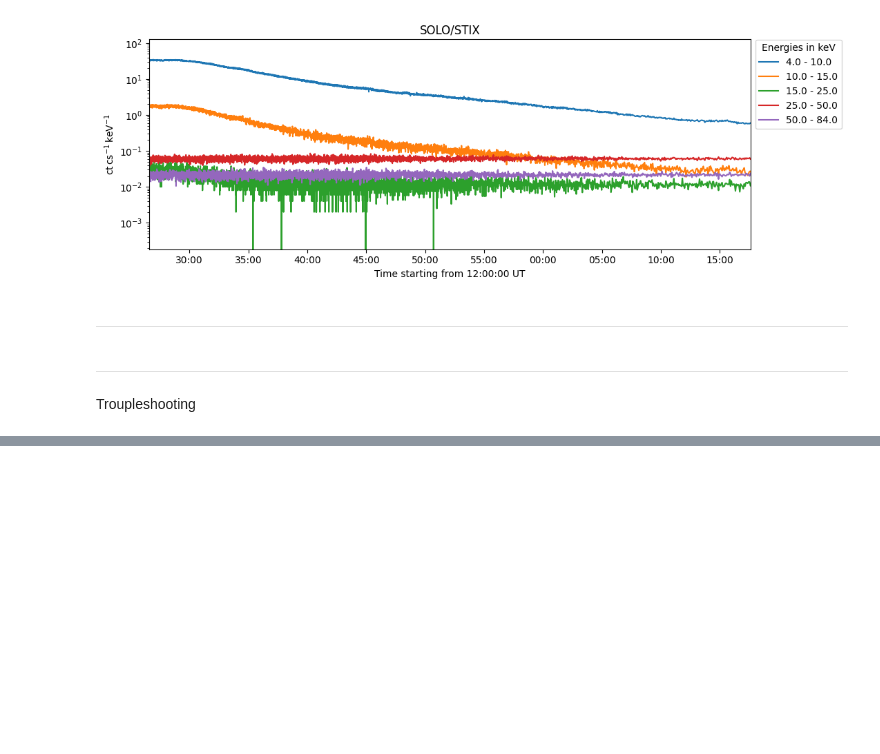
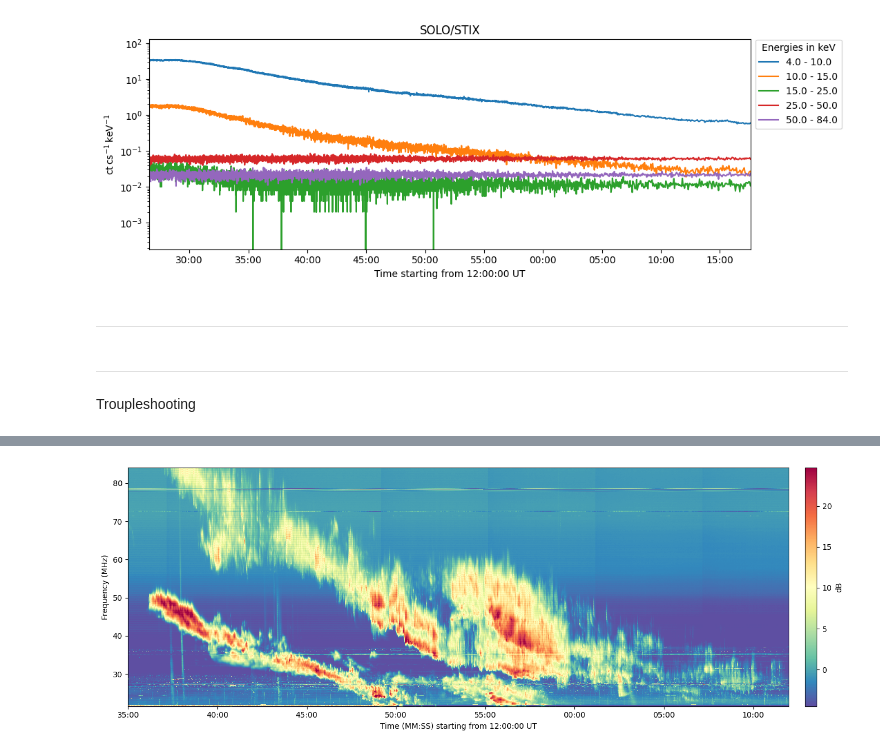
Before and after one commit to MohamedNedal/nenufar_work, a Jupyter notebook: plot_nenufar.ipynb, the cells around one changed output, grey strips where cells are left out. Saved outputs shown, nothing was run; the diff lists cells and outputs as text; code cells hidden in the pictures; blank space fills up the shorter version.

```diff
--- a/plot_nenufar.ipynb
+++ b/plot_nenufar.ipynb
@@ -658,0 +688,21 @@ Troupleshooting
+# %%
+# Remove constant background
+df_new = df_1s - np.tile(np.mean(df_1s,0), (df_1s.shape[0],1))
+# %%
+# fig = plt.figure(figsize=[10,7])
+fig = plt.figure(figsize=[15,5])
+ax = fig.add_subplot(111)
+pc = ax.pcolormesh(df_new.index, df_new.columns, df_new.T,
+                   vmin=np.nanpercentile(df_new, 7),
+                   vmax=np.nanpercentile(df_new, 99.97),
+                   shading='auto', cmap='Spectral_r')
+fig.colorbar(pc, ax=ax, pad=0.02, label='dB')
+ax.set_ylabel('Frequency (MHz)')
+ax.xaxis_date()
+ax.xaxis.set_major_formatter(mdates.DateFormatter('%M:%S'))
+ax.set_xlim(left=df_new.index[0] + timedelta(minutes=14))
+ax.set_xlabel(f'Time (MM:SS) starting from {df_new.index[0].time().hour}:00:00 UT')
+fig.tight_layout()
+plt.show()
+# %% [output]
+[figure, added]
```
Also changed, not shown: parts of 6 cells of this notebook.
